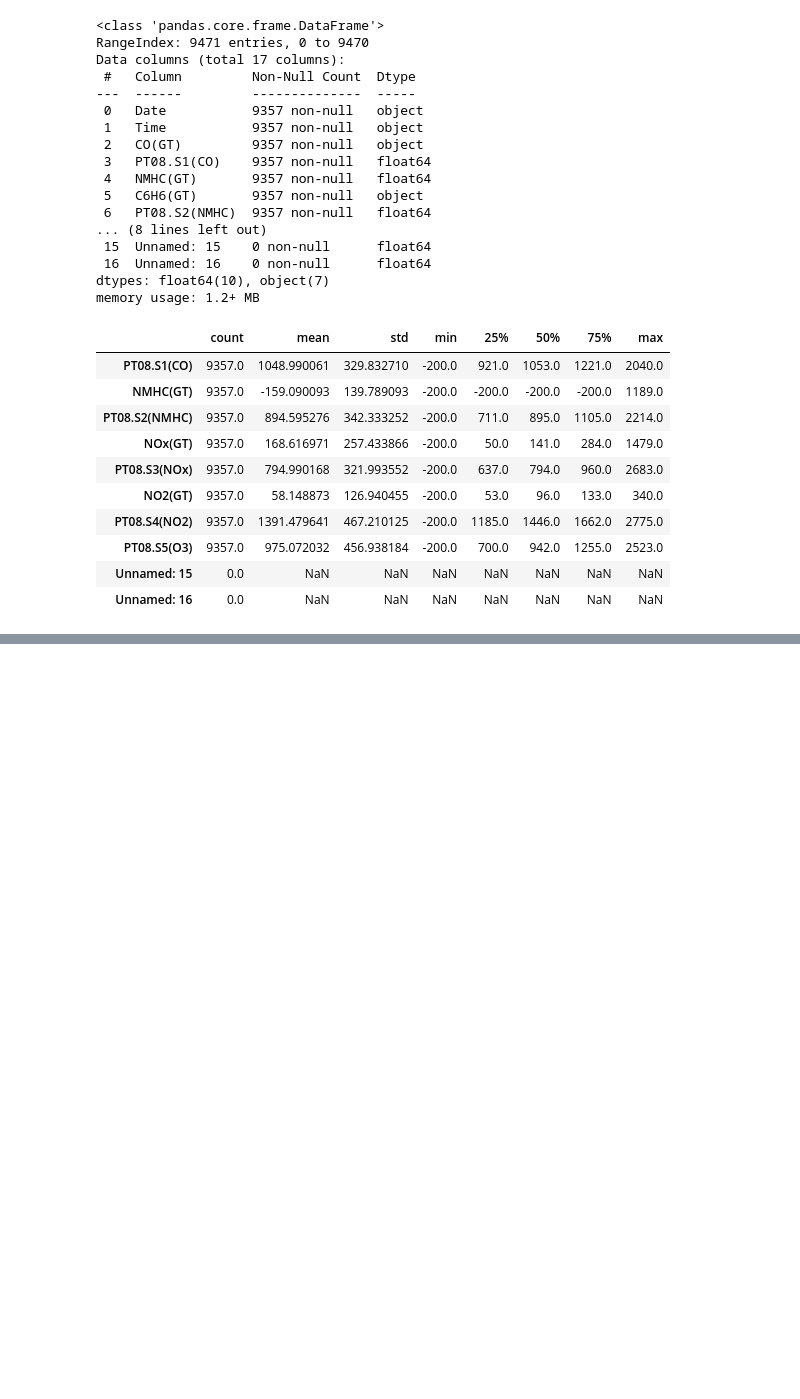
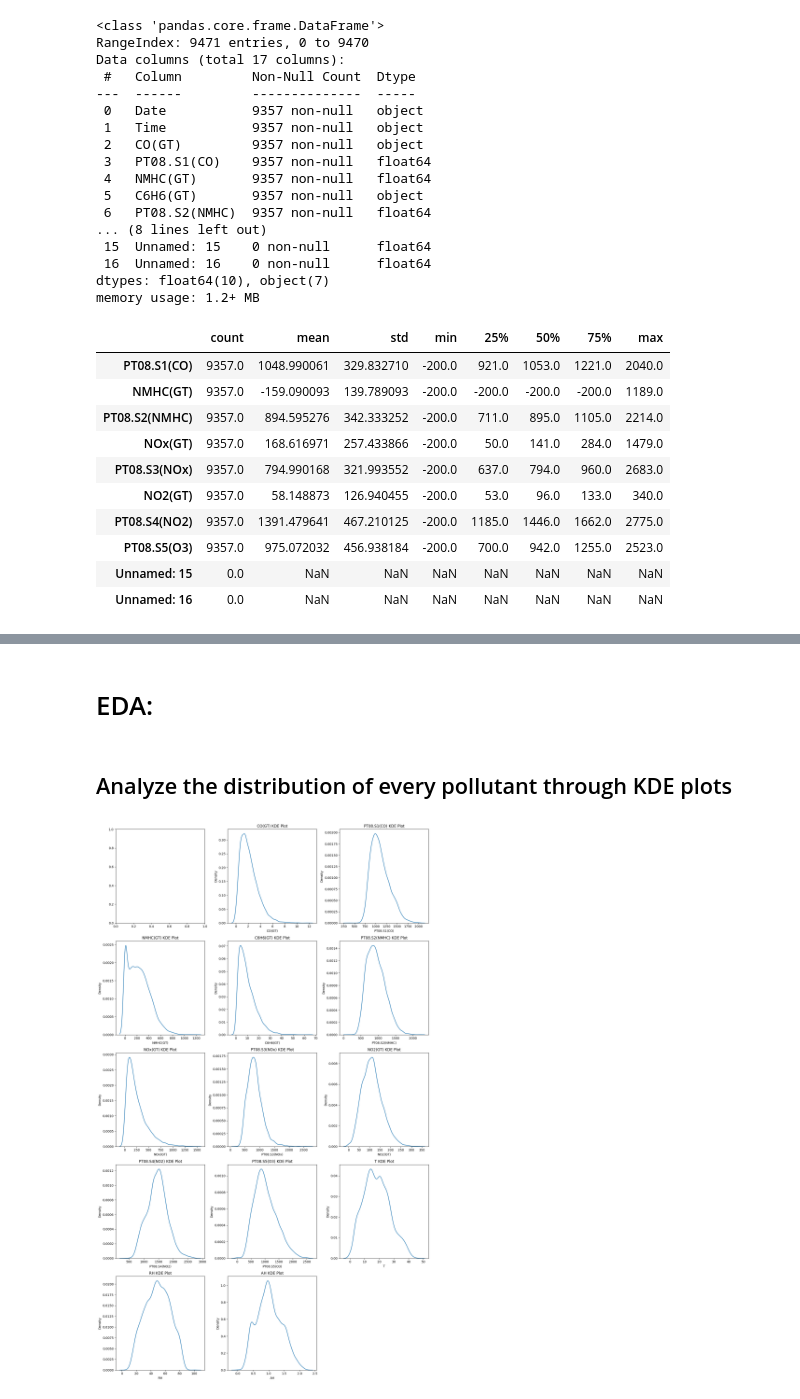
Before and after one commit to tbimbato/Air-Quality-EDA, a Jupyter notebook: Eda01.ipynb, the cells around one changed output, grey strips where cells are left out. Saved outputs shown, nothing was run; the diff lists cells and outputs as text; code cells hidden in the pictures; blank space fills up the shorter version.

```diff
--- a/Eda01.ipynb
+++ b/Eda01.ipynb
@@ -120,0 +214,20 @@ As shown in the graphs generated there is evidency of data-clipping.
+# %%
+for col in aiq_data.columns:
+    if col == 'DateTime':
+        continue
+    else:
+        col_min = aiq_data[col].min()
+        col_max = aiq_data[col].max()
+        number_of_min_values = 0
+        number_of_max_values = 0
+
+        for value in aiq_data[col]:
+            if col_min == value:
+                number_of_min_values += 1
+            elif col_max == value:
+                number_of_max_values += 1
+            else:
+                continue
+
+
+    print(f'{col:<20} min: {col_min:<10} max: {col_max:<10} number of min values: {number_of_min_values:<10} number of max values: {number_of_max_values:<10}')
@@ -120,0 +326,33 @@ As shown in the graphs generated there is evidency of data-clipping.
+# %% [markdown]
+# EDA:
+# %% [markdown]
+## Analyze the distribution of every pollutant through KDE plots
+# %%
+# generating a grid of KDE plots
+
+import math
+
+# Determine the number of columns and rows for the grid
+num_cols = len(aiq_data.columns) - 1  # Exclude 'DateTime'
+num_rows = math.ceil(num_cols / 3) # 3 columns per row
+
+# Create a figure and axes
+fig = plt.figure(figsize=(15, 5 * num_rows))
+axes = fig.subplots(num_rows, 3).flatten()
+
+# Generate KDE plots
+for i, col in enumerate(aiq_data.columns): # for i and col in the number of columns: [0,1,2,3...]
+    if col == 'DateTime':               # if the column is 'DateTime' skip it
+        continue
+    else:
+        sb.kdeplot(aiq_data[col], ax=axes[i])   # plot the kde plot of the column in the i-th position
+        axes[i].set_title(f'{col} KDE Plot')    # set the title of the plot to the name of the column
+
+# Turn off empty subplots
+for j in range(i + 1, len(axes)):
+    fig.delaxes(axes[j])
+
+plt.tight_layout()
+plt.show()
+# %% [output]
+[figure, added]
```
Also changed, not shown: parts of 24 cells of this notebook, 4 other files.
